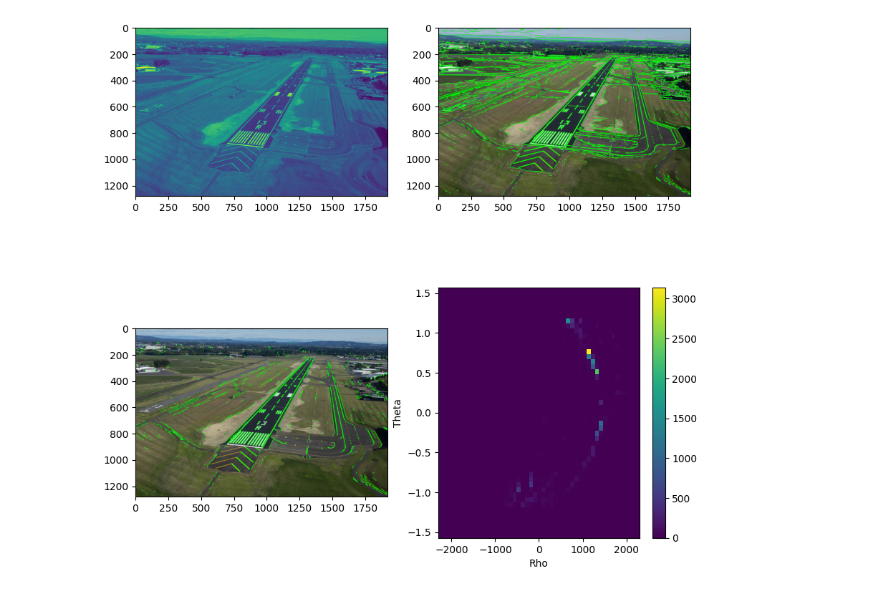
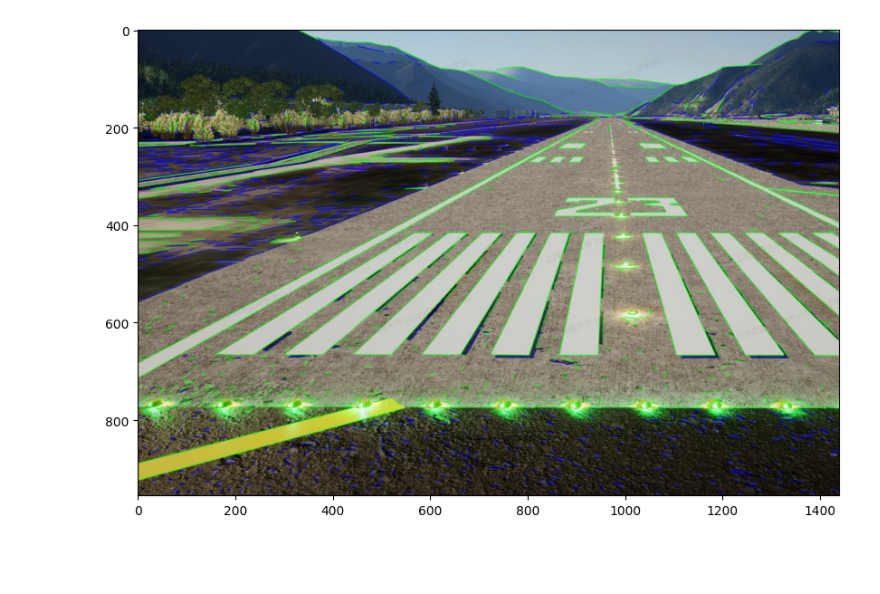
Before and after one commit to yang-jiaye/RunwayDetection, a Jupyter notebook: hough.ipynb, the cells around one changed output. Saved outputs shown, nothing was run; the diff lists cells and outputs as text; code cells hidden in the pictures; blank space fills up the shorter version.

```diff
--- a/hough.ipynb
+++ b/hough.ipynb
@@ -1,19 +0,0 @@
-# %%
-import cv2
-import numpy as np
-import matplotlib.pyplot as plt
-
-def computehoughTransformCoord(x1, y1, x2, y2):
-    k_inv =  (x1 - x2) / (y1 - y2)
-    theta = np.arctan(-k_inv)
-    X0 = - k_inv * y1 + x1
-
-    A = y2 - y1
-    B = x2 - x1
-    C = abs(x2*y1 - x1*y2)
-    length = np.sqrt(A**2 + B**2)
-    rho = C / length
-    if X0 < 0:
-        rho = -rho
-
-    return theta, length, rho
@@ -20,20 +74,23 @@ def computehoughTransformCoord(x1, y1, x2, y2):
 # %%
-img = cv2.imread("images/5.jpg")
+img = cv2.imread("images/541.jpg")
 hsv = cv2.cvtColor(img, cv2.COLOR_BGR2HSV)
 # gray = hsv[:,:,0]
 gray = cv2.cvtColor(img, cv2.COLOR_BGR2GRAY)
-lsd = cv2.createLineSegmentDetector(0)
+lsd = cv2.createLineSegmentDetector(scale=0.8, sigma_scale=0.6, quant=2.0, ang_th=22.5, log_eps=0.0, density_th=0.7, n_bins=1024)
+# lsd = cv2.createLineSegmentDetector(0)
 lines, width, prec, nfa = lsd.detect(gray)
 
-plt.figure(figsize=[10, 10])
-plt.subplot(2, 2, 1)
-plt.imshow(gray)
+thred = 100
 
 drawn_img = img.copy()
 for line in lines:
     x1, y1, x2, y2 = map(int, line[0])
-    drawn_img = cv2.line(drawn_img, (x1, y1), (x2, y2), (0, 255, 0), 2, cv2.LINE_AA)
-plt.subplot(2, 2, 2)
+    average_grayscale = average_grayscale_along_line(gray, x1, y1, x2, y2)
+    if average_grayscale < thred:
+        drawn_img = cv2.line(drawn_img, (x1, y1), (x2, y2), (255, 0, 0), 1, cv2.LINE_AA)
+    else:
+        drawn_img = cv2.line(drawn_img, (x1, y1), (x2, y2), (0, 255, 0), 1, cv2.LINE_AA)
+plt.figure(figsize=[10, 10])
 plt.imshow(cv2.cvtColor(drawn_img, cv2.COLOR_BGR2RGB))
 
 LLL = 2
@@ -44,11 +101,17 @@ rhoList = []
 lineList = []
 for line in lines:
     line = line[0]
-    theta, d, rho = computehoughTransformCoord(line[0], line[1], line[2], line[3])
+
+    average_grayscale = average_grayscale_along_line(gray, line[0], line[1], line[2], line[3])
+    if average_grayscale < thred:
+        continue
+
+    theta, rho, d = computehoughTransformCoord(line[0], line[1], line[2], line[3])
     if d < LLL:
         continue
-    if abs(np.abs(theta) - np.pi/2) < np.pi / 8 or np.abs(theta) > 1.5707963:
+    if abs(np.abs(theta) - np.pi/2) < np.pi / 16 or np.abs(theta) > 1.5707963:
         continue
+
     thetaList.append(theta)
     dList.append(d)
     rhoList.append(rho)
@@ -59,54 +122,57 @@ for line in lineList:
     x1, y1, x2, y2 = map(int, line)
     if np.sqrt((x1 - x2)**2 + (y1 - y2)**2) < 0:
         continue
-    drawn_img = cv2.line(drawn_img, (x1, y1), (x2, y2), (0, 255, 0), 2, cv2.LINE_AA)
-plt.subplot(2, 2, 3)
+
+    average_grayscale = average_grayscale_along_line(gray, x1, y1, x2, y2)
+    if average_grayscale < thred:
+        drawn_img = cv2.line(drawn_img, (x1, y1), (x2, y2), (255, 0, 0), 1, cv2.LINE_AA)
+    else:
+        drawn_img = cv2.line(drawn_img, (x1, y1), (x2, y2), (0, 255, 0), 1, cv2.LINE_AA)
+
+plt.figure(figsize=[10, 10])
 plt.imshow(cv2.cvtColor(drawn_img, cv2.COLOR_BGR2RGB))
+cv2.imwrite("drawn_img.jpg", drawn_img)
 
-N = 50
-Ntheta = N
-Nrho = N
+N = 60
+Ntheta = 50
+Nrho = 60
 maxRho = np.sqrt(img.shape[0]**2 + img.shape[1]**2)
 # 创建一个网格
 theta_bins = np.linspace(-np.pi/2, np.pi/2, num=Ntheta)
 rho_bins = np.linspace(-maxRho, maxRho, num=Nrho)
-grid = np.zeros((len(theta_bins) - 1, len(rho_bins) - 1))
-TRgrid = [[[] for _ in range(len(rho_bins) - 1)] for _ in range(len(theta_bins) - 1)]
+totalLengthGrid = np.zeros((len(theta_bins) - 1, len(rho_bins) - 1))
+thetaRhoGrid = [[[] for _ in range(len(rho_bins) - 1)] for _ in range(len(theta_bins) - 1)]
 
 # 映射thetaList和rhoList到网格中
 for theta, rho, d, line in zip(thetaList, rhoList, dList, lineList):
     theta_idx = np.digitize(theta, theta_bins) - 1
     rho_idx = np.digitize(rho, rho_bins) - 1
     # print(theta, rho, theta_idx, rho_idx)
-    grid[theta_idx, rho_idx] += d
-    TRgrid[theta_idx][rho_idx].append((theta, rho, line, d))
+    totalLengthGrid[theta_idx, rho_idx] += d
+    thetaRhoGrid[theta_idx][rho_idx].append((theta, rho, line, d))
 
 # 绘制热力图
-plt.subplot(2, 2, 4)
-plt.imshow(grid, extent=(rho_bins[0], rho_bins[-1], theta_bins[0], theta_bins[-1]), aspect='auto', origin='lower')
+plt.figure()
+plt.imshow(totalLengthGrid, extent=(rho_bins[0], rho_bins[-1], theta_bins[0], theta_bins[-1]), aspect='auto', origin='lower')
 plt.colorbar()
 plt.xlabel('Rho')
 plt.ylabel('Theta')
 plt.show()
 
 # 找到最大元素的索引
-max_index = np.unravel_index(np.argmax(grid), grid.shape)
-max_d = grid[max_index]
+max_index = np.unravel_index(np.argmax(totalLengthGrid), totalLengthGrid.shape)
+max_d = totalLengthGrid[max_index]
 
 # 将最大元素设为负无穷
-grid[max_index] = -np.inf
+totalLengthGrid[max_index] = -np.inf
 
 # 找到第二大元素的索引
-second_max_index = np.unravel_index(np.argmax(grid), grid.shape)
-second_max_d = grid[second_max_index]
+second_max_index = np.unravel_index(np.argmax(totalLengthGrid), totalLengthGrid.shape)
+second_max_d = totalLengthGrid[second_max_index]
 
-grid[second_max_index] = -np.inf
+totalLengthGrid[second_max_index] = -np.inf
 
-third_max_index = np.unravel_index(np.argmax(grid), grid.shape)
-third_max_d = grid[third_max_index]
-
-# 输出最大元素和第二大元素的行索引和列索引
-print("最大元素的行索引和列索引：", max_index)
-print("第二大元素的行索引和列索引：", second_max_index)
+third_max_index = np.unravel_index(np.argmax(totalLengthGrid), totalLengthGrid.shape)
+third_max_d = totalLengthGrid[third_max_index]
 # %% [output]
-[figure, old version]
+[figure, new version]
```
Also changed, not shown: parts of 5 cells of this notebook, 5 other files.
